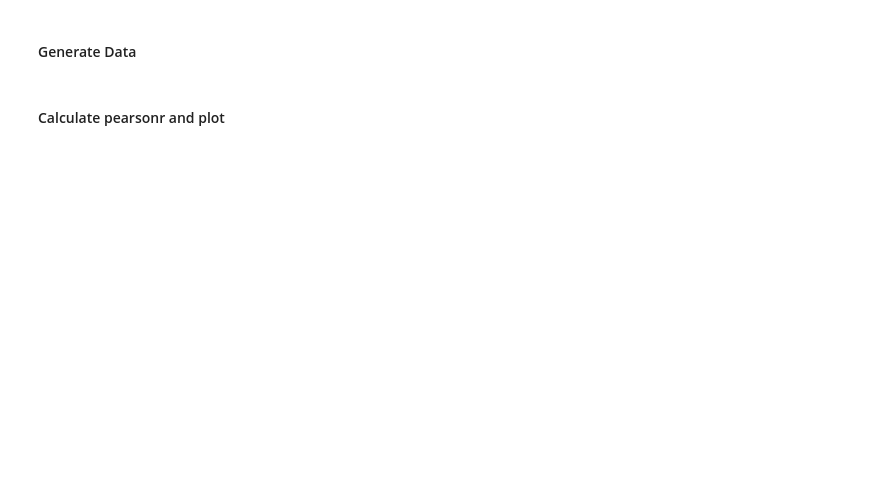
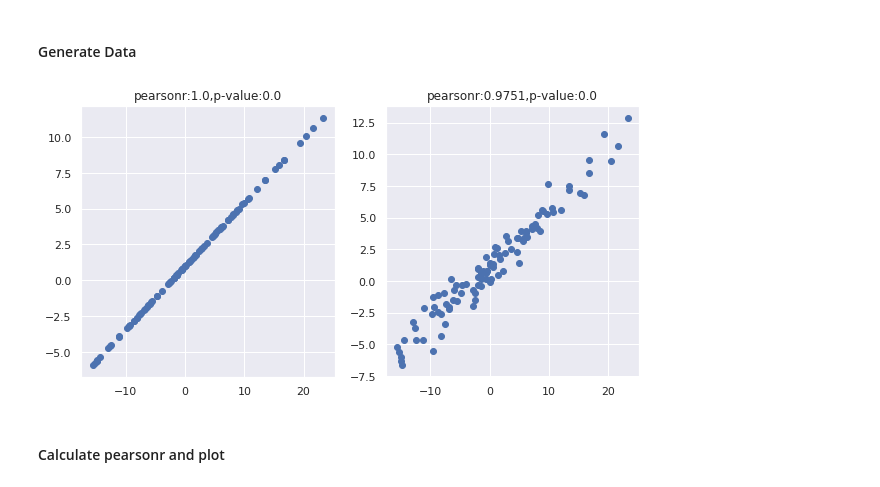
Before and after one commit to garikdza/ISTC_ML_course, a Jupyter notebook: Data_Analysis/Linear_And_Non_Linear_Relationships .ipynb, the cells around one changed output. Cells and saved outputs as stored; diff of their text form; code cells hidden in the pictures; blank space fills up the shorter version.

```diff
--- a/Data_Analysis/Linear_And_Non_Linear_Relationships .ipynb
+++ b/Data_Analysis/Linear_And_Non_Linear_Relationships .ipynb
@@ -13,15 +20,25 @@ from scipy.stats import pearsonr
 # %% [markdown]
 #### Generate Data
 # %%
-np.random.seed(6)
+np.random.seed(1077939816)
 sample_size = 100
 noise_mean = 0
 noise_std = 1
 
 theta = np.random.randn(2)
-x_1 = np.linspace(1,100,num = sample_size).T.reshape(-1,1)
+x_1 = np.random.randn(sample_size)*10
 y_1 = theta[0]*x_1+theta[1]
-y_1_noise = y_1 + np.random.normal(noise_mean,noise_std,size = sample_size).T.reshape(-1,1)
+y_1_noise = y_1 + np.random.normal(noise_mean,noise_std,size = sample_size).T
+# %%
+ro_1, p_1 = pearsonr(x_1,y_1)
+ro_2, p_2 = pearsonr(x_1,y_1_noise)
+fig, axs = plt.subplots(nrows=1, ncols=2,figsize = (10,5))
+axs.flat[0].scatter(x_1,y_1)
+axs.flat[0].set_title("pearsonr:{0},p-value:{1}".format(np.round(ro_1,4),np.round(p_1,4)))
+axs.flat[1].scatter(x_1,y_1_noise)
+axs.flat[1].set_title("pearsonr:{0},p-value:{1}".format(np.round(ro_2,4),np.round(p_2,4)));
+# %% [output]
+[figure, added]
 # %%
 np.random.seed(15)
 
```
Also changed, not shown: parts of 20 cells of this notebook, 1 other file.
